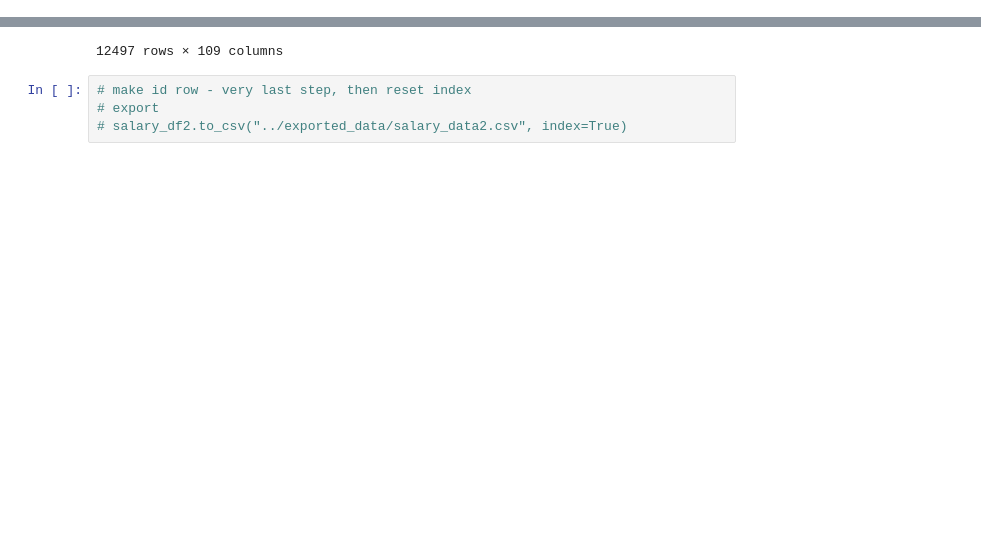
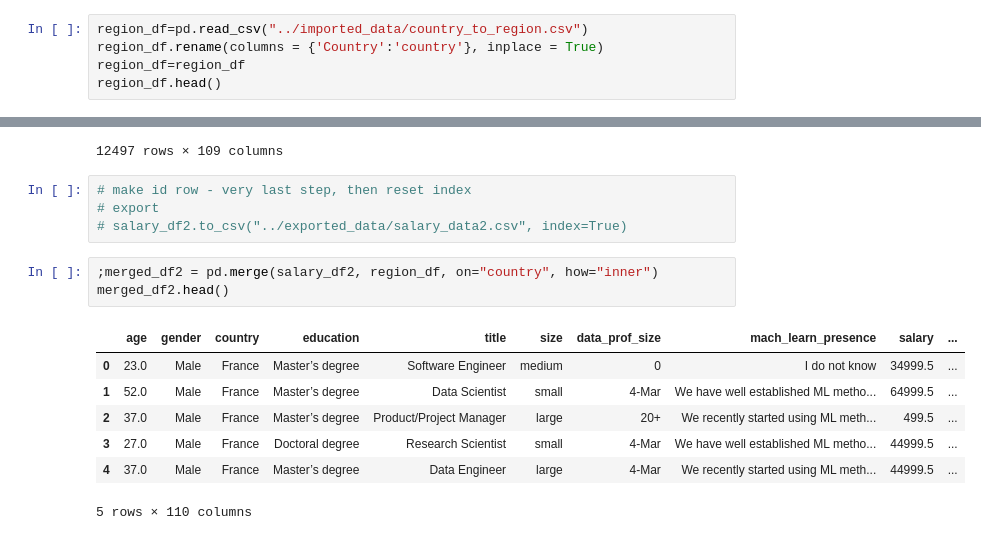
Before and after one commit to adrianavandeguchte/PredictYourSalary, a Jupyter notebook: notebooks/data_cleaning_kasia.ipynb, the cells around one changed output, grey strips where cells are left out. Saved outputs shown, nothing was run; the diff lists cells and outputs as text; blank space fills up the shorter version.

Commit message:
Added RDS Connection and added region

```diff
--- a/notebooks/data_cleaning_kasia.ipynb
+++ b/notebooks/data_cleaning_kasia.ipynb
@@ -1,3 +1,8 @@
 # %%
 import pandas as pd
 import numpy as np
+# %%
+region_df=pd.read_csv("../imported_data/country_to_region.csv")
+region_df.rename(columns = {'Country':'country'}, inplace = True)
+region_df=region_df
+region_df.head()
@@ -414,3 +426,14 @@ salary_df2
 # make id row - very last step, then reset index
 # export
 # salary_df2.to_csv("../exported_data/salary_data2.csv", index=True)
+# %%
+;merged_df2 = pd.merge(salary_df2, region_df, on="country", how="inner")
+merged_df2.head()
+# %% [output]
+|  | age | gender | country | education | title | size | data_prof_size | mach_learn_presence | salary | ... |
+| 0 | 23.0 | Male | France | Master’s degree | Software Engineer | medium | 0 | I do not know | 34999.5 | ... |
+| 1 | 52.0 | Male | France | Master’s degree | Data Scientist | small | 4-Mar | We have well established ML metho... | 64999.5 | ... |
+| 2 | 37.0 | Male | France | Master’s degree | Product/Project Manager | large | 20+ | We recently started using ML meth... | 499.5 | ... |
+| 3 | 27.0 | Male | France | Doctoral degree | Research Scientist | small | 4-Mar | We have well established ML metho... | 44999.5 | ... |
+| 4 | 37.0 | Male | France | Master’s degree | Data Engineer | large | 4-Mar | We recently started using ML meth... | 44999.5 | ... |
+5 rows × 110 columns
```
Also changed, not shown: parts of 7 cells of this notebook.
